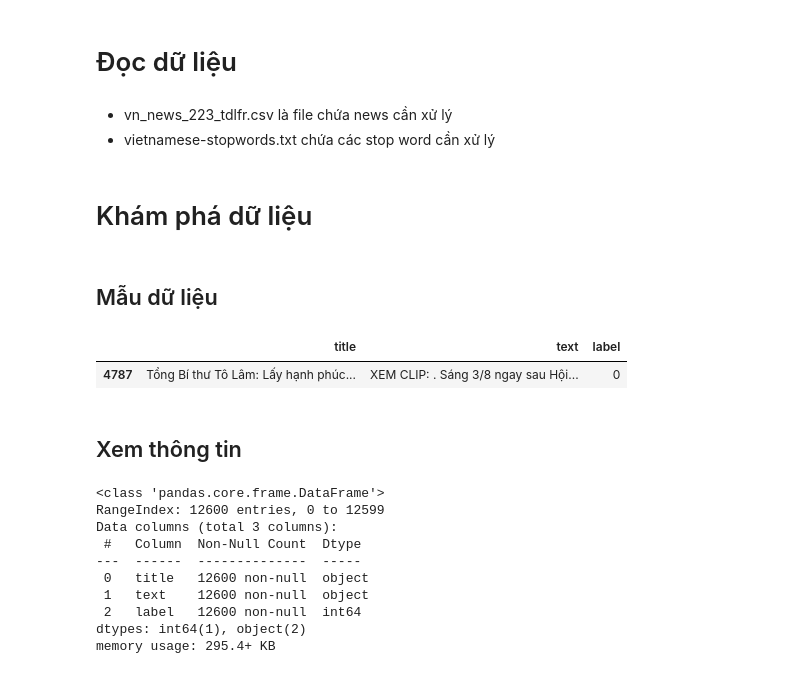
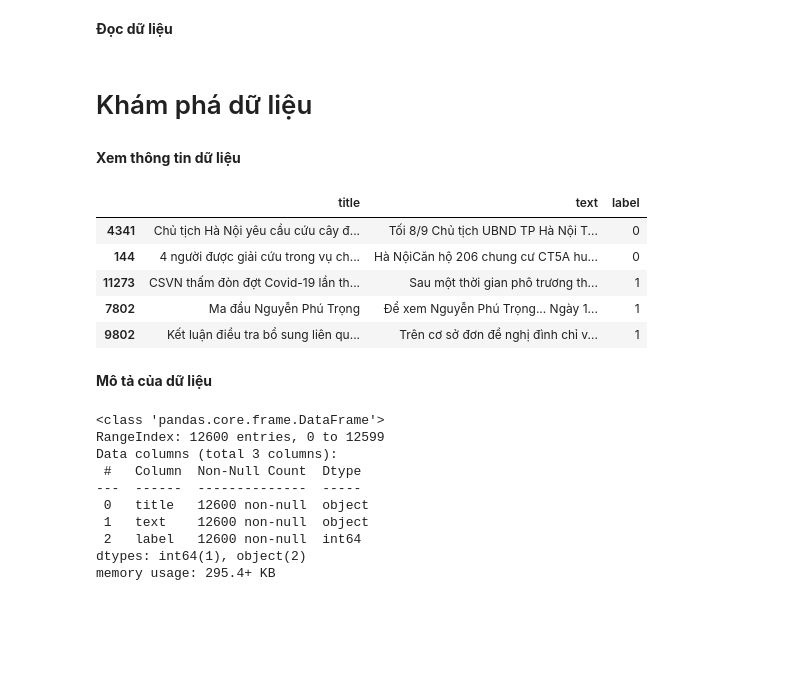
Before and after one commit to Hieu0112/DATN, a Jupyter notebook: AppDetection/Vietnamese/Detect_2_viet.ipynb, the cells around one changed output. Saved outputs shown, nothing was run; the diff lists cells and outputs as text; code cells hidden in the pictures; blank space fills up the shorter version.

Commit message:
Cập nhật đồ án ngày 23/11

```diff
--- a/AppDetection/Vietnamese/Detect_2_viet.ipynb
+++ b/AppDetection/Vietnamese/Detect_2_viet.ipynb
@@ -14,13 +39,10 @@ warnings.filterwarnings("ignore")
 # %%
-pd.set_option('display.max_rows', None)
-pd.set_option('display.max_columns', None)
-pd.set_option('display.width', None)
-pd.set_option('display.max_colwidth', None)
+# pd.set_option('display.max_rows', None)
+# pd.set_option('display.max_columns', None)
+# pd.set_option('display.width', None)
+# pd.set_option('display.max_colwidth', None)
 # %% [markdown]
-# Đọc dữ liệu
+**Đọc dữ liệu**
-# %% [markdown]
-- vn_news_223_tdlfr.csv là file chứa news cần xử lý
-- vietnamese-stopwords.txt chứa các stop word cần xử lý
 # %%
 
 file = os.path.join("../../Data_Train", "Vietnamese.csv")
@@ -32,14 +54,18 @@ with open(file_stopword, 'r', encoding='utf-8') as file:
 # %% [markdown]
 # Khám phá dữ liệu
 # %% [markdown]
-## Mẫu dữ liệu
+**Xem thông tin dữ liệu**
 # %%
-data_df.sample(1)
+data_df.sample(5)
 # %% [output]
 |  | title | text | label |
-| 4787 | Tổng Bí thư Tô Lâm: Lấy hạnh phúc... | XEM CLIP: . Sáng 3/8 ngay sau Hội... | 0 |
+| 4341 | Chủ tịch Hà Nội yêu cầu cứu cây đ... | Tối 8/9 Chủ tịch UBND TP Hà Nội T... | 0 |
+| 144 | 4 người được giải cứu trong vụ ch... | Hà NộiCăn hộ 206 chung cư CT5A hu... | 0 |
+| 11273 | CSVN thấm đòn đợt Covid-19 lần th... | Sau một thời gian phô trương th... | 1 |
+| 7802 | Ma đầu Nguyễn Phú Trọng | Để xem Nguyễn Phú Trọng... Ngày 1... | 1 |
+| 9802 | Kết luận điều tra bổ sung liên qu... | Trên cơ sở đơn đề nghị đình chỉ v... | 1 |
-# %% [markdown]
-## Xem thông tin
+# %% [markdown]
+**Mô tả của dữ liệu**
 # %%
 data_df.info()
 # %% [output]
```
Also changed, not shown: parts of 142 cells of this notebook, 9 other files.
